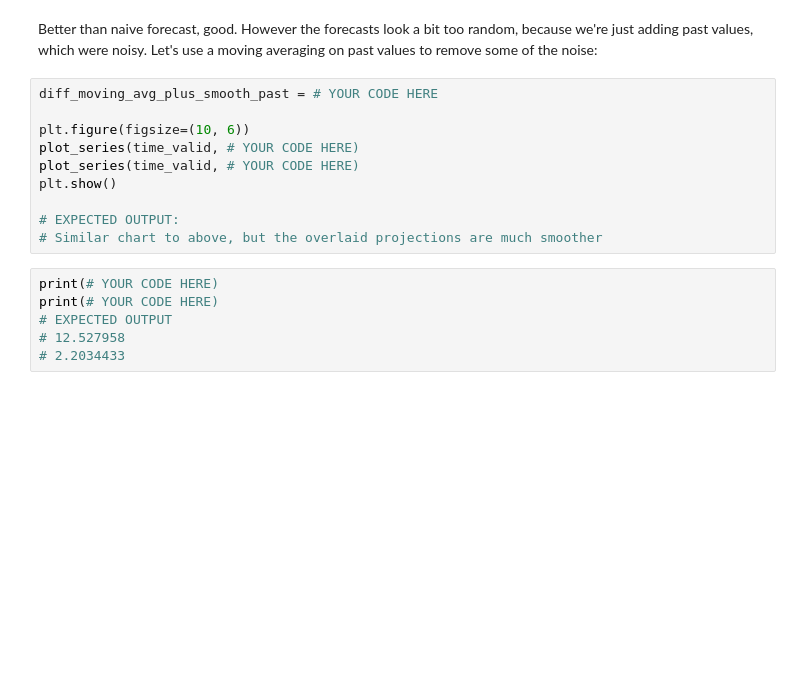
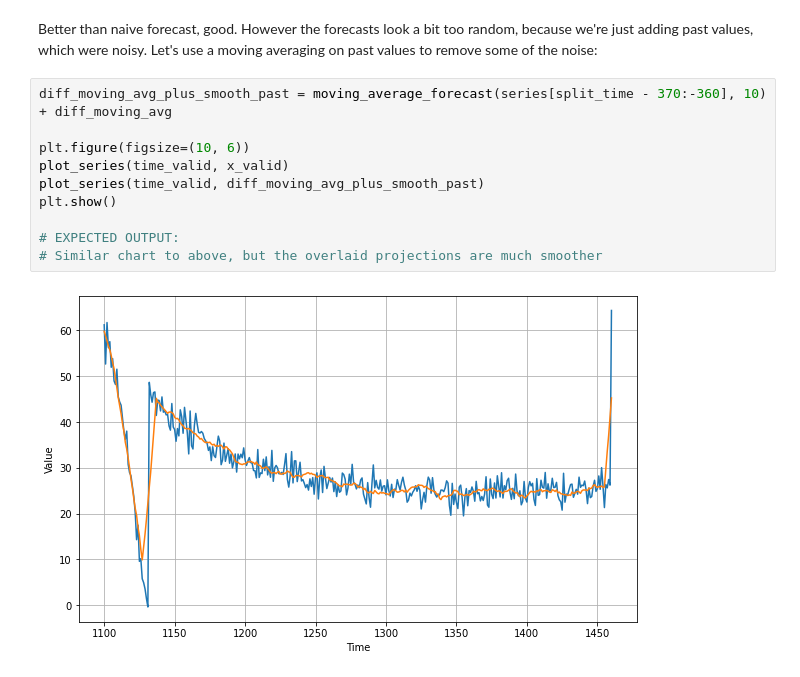
Before and after one commit to mterion/tensorflow-1-public, a Jupyter notebook: C4/W1/assignment/C4_W1_Assignment.ipynb, the cells around one changed output. Saved outputs shown, nothing was run; the diff lists cells and outputs as text; blank space fills up the shorter version.

```diff
--- a/C4/W1/assignment/C4_W1_Assignment.ipynb
+++ b/C4/W1/assignment/C4_W1_Assignment.ipynb
@@ -201,18 +210,14 @@ print(# YOUR CODE HERE)
 # %% [markdown]
 Better than naive forecast, good. However the forecasts look a bit too random, because we're just adding past values, which were noisy. Let's use a moving averaging on past values to remove some of the noise:
 # %%
-diff_moving_avg_plus_smooth_past = # YOUR CODE HERE
+diff_moving_avg_plus_smooth_past = moving_average_forecast(series[split_time - 370:-360], 10) + diff_moving_avg
 
 plt.figure(figsize=(10, 6))
-plot_series(time_valid, # YOUR CODE HERE)
-plot_series(time_valid, # YOUR CODE HERE)
+plot_series(time_valid, x_valid)
+plot_series(time_valid, diff_moving_avg_plus_smooth_past)
 plt.show()
 
 # EXPECTED OUTPUT:
 # Similar chart to above, but the overlaid projections are much smoother
+# %% [output]
+[figure, added]
-# %%
-print(# YOUR CODE HERE)
-print(# YOUR CODE HERE)
-# EXPECTED OUTPUT
-# 12.527958
-# 2.2034433
```
Also changed, not shown: parts of 6 cells of this notebook.
